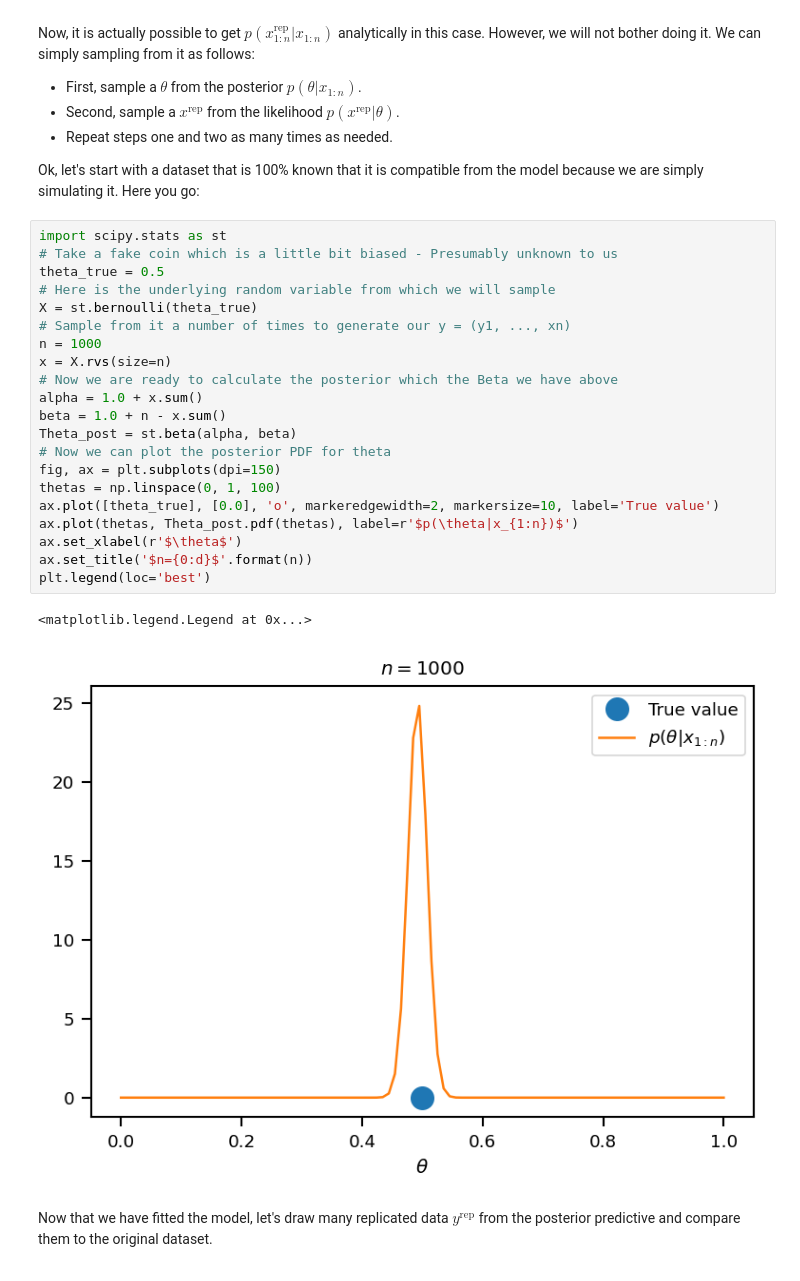
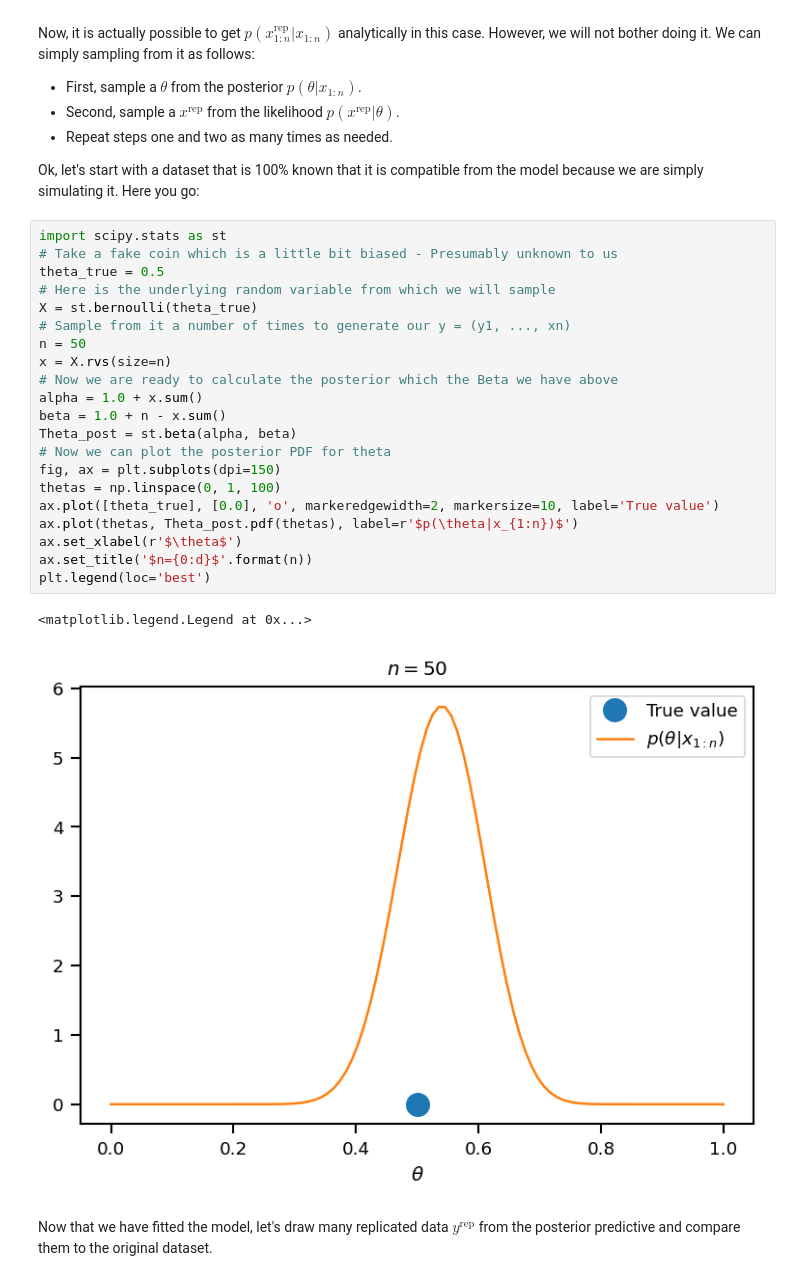
Before and after one commit to isaacdbowser/data-analytics-se, a Jupyter notebook: activities/hands-on-12.4.ipynb, the cells around one changed output. Cells and saved outputs as stored; diff of their text form.

```diff
--- a/activities/hands-on-12.4.ipynb
+++ b/activities/hands-on-12.4.ipynb
@@ -59,27 +59,27 @@ Here you go:
 # %%
 import scipy.stats as st
 # Take a fake coin which is a little bit biased - Presumably unknown to us
 theta_true = 0.5
 # Here is the underlying random variable from which we will sample
 X = st.bernoulli(theta_true)
 # Sample from it a number of times to generate our y = (y1, ..., xn)
-n = 1000
+n = 50
 x = X.rvs(size=n)
 # Now we are ready to calculate the posterior which the Beta we have above
 alpha = 1.0 + x.sum()
 beta = 1.0 + n - x.sum()
 Theta_post = st.beta(alpha, beta)
 # Now we can plot the posterior PDF for theta
 fig, ax = plt.subplots(dpi=150)
 thetas = np.linspace(0, 1, 100)
 ax.plot([theta_true], [0.0], 'o', markeredgewidth=2, markersize=10, label='True value')
 ax.plot(thetas, Theta_post.pdf(thetas), label=r'$p(\theta|x_{1:n})$')
 ax.set_xlabel(r'$\theta$')
 ax.set_title('$n={0:d}$'.format(n))
 plt.legend(loc='best')
 # %% [output]
 <matplotlib.legend.Legend at 0x...>
-[figure, old version]
+[figure, new version]
 # %% [markdown]
 Now that we have fitted the model, let's draw many replicated data $y^{\text{rep}}$ from the posterior predictive and compare them to the original dataset.
 # %%
```
Also changed, not shown: parts of 7 cells of this notebook, 2 other files.
